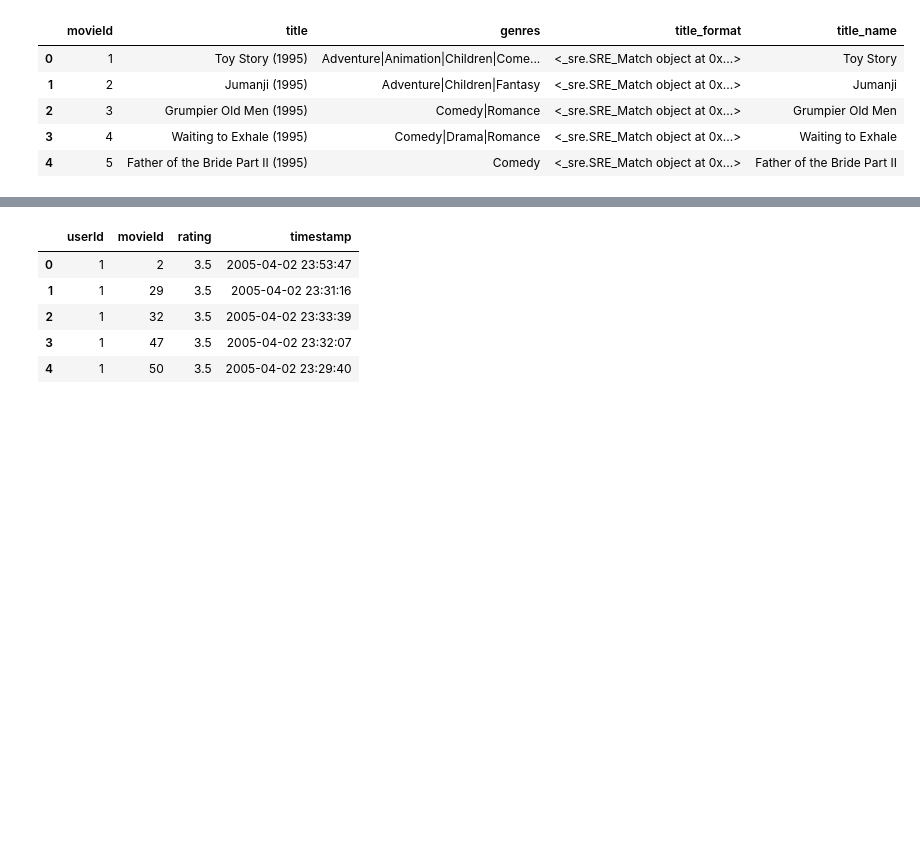
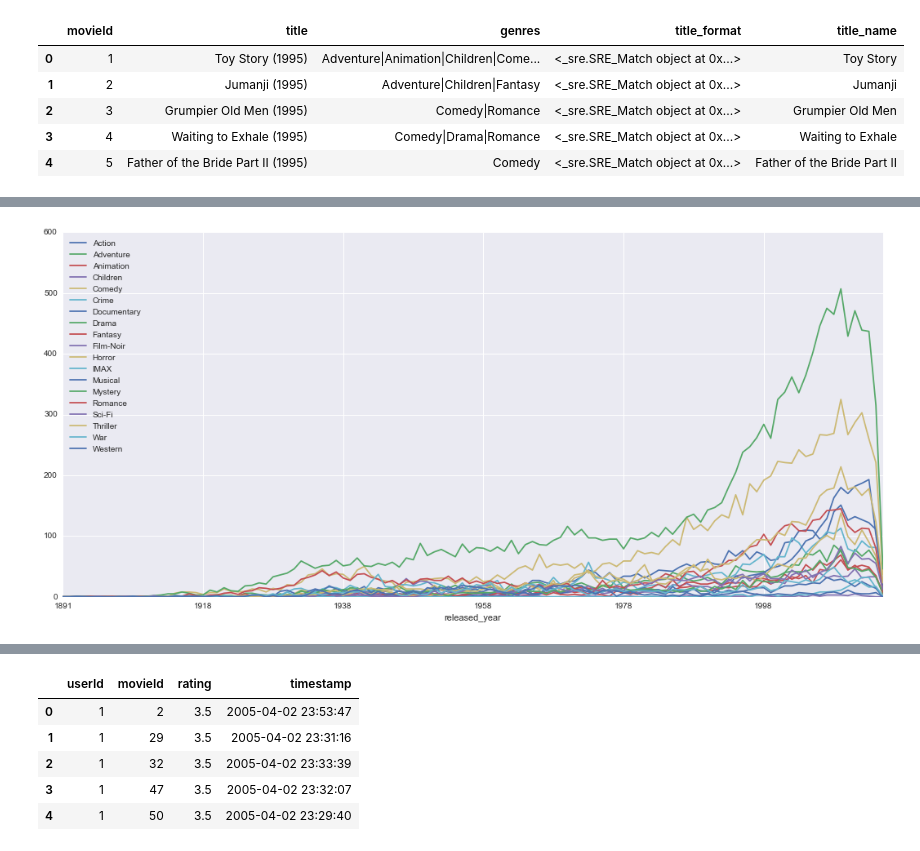
Before and after one commit to ah3200/movielens, a Jupyter notebook: data-exploration.ipynb, the cells around one changed output, grey strips where cells are left out. Cells and saved outputs as stored; diff of their text form; code cells hidden in the pictures; blank space fills up the shorter version.

```diff
--- a/data-exploration.ipynb
+++ b/data-exploration.ipynb
@@ -154,0 +179,5 @@ Name: released_year, dtype: int64
+# %%
+genre_list = ['Action', 'Adventure', 'Animation', 'Children', 'Comedy', 'Crime',
+              'Documentary', 'Drama', 'Fantasy', 'Film-Noir', 'Horror', 'IMAX',
+              'Musical','Mystery', 'Romance', 'Sci-Fi', 'Thriller', 'War', 'Western']
+year_genre_movies = df_movies.groupby(['released_year'])[genre_list].sum()
@@ -154,0 +198,2 @@ Name: released_year, dtype: int64
+# %%
+year_genre_movies = year_genre_movies.reset_index()
@@ -154,0 +204,2 @@ Name: released_year, dtype: int64
+# %%
+year_genre_movies = year_genre_movies[year_genre_movies.released_year.isin(['06','60','500','69'])==False]
@@ -154,0 +210,2 @@ Name: released_year, dtype: int64
+# %%
+year_genre_movies = year_genre_movies.set_index('released_year')
@@ -154,0 +222,4 @@ Name: released_year, dtype: int64
+# %%
+ax = year_genre_movies.plot()
+# %% [output]
+[figure, added]
```
Also changed, not shown: parts of 35 cells of this notebook.
